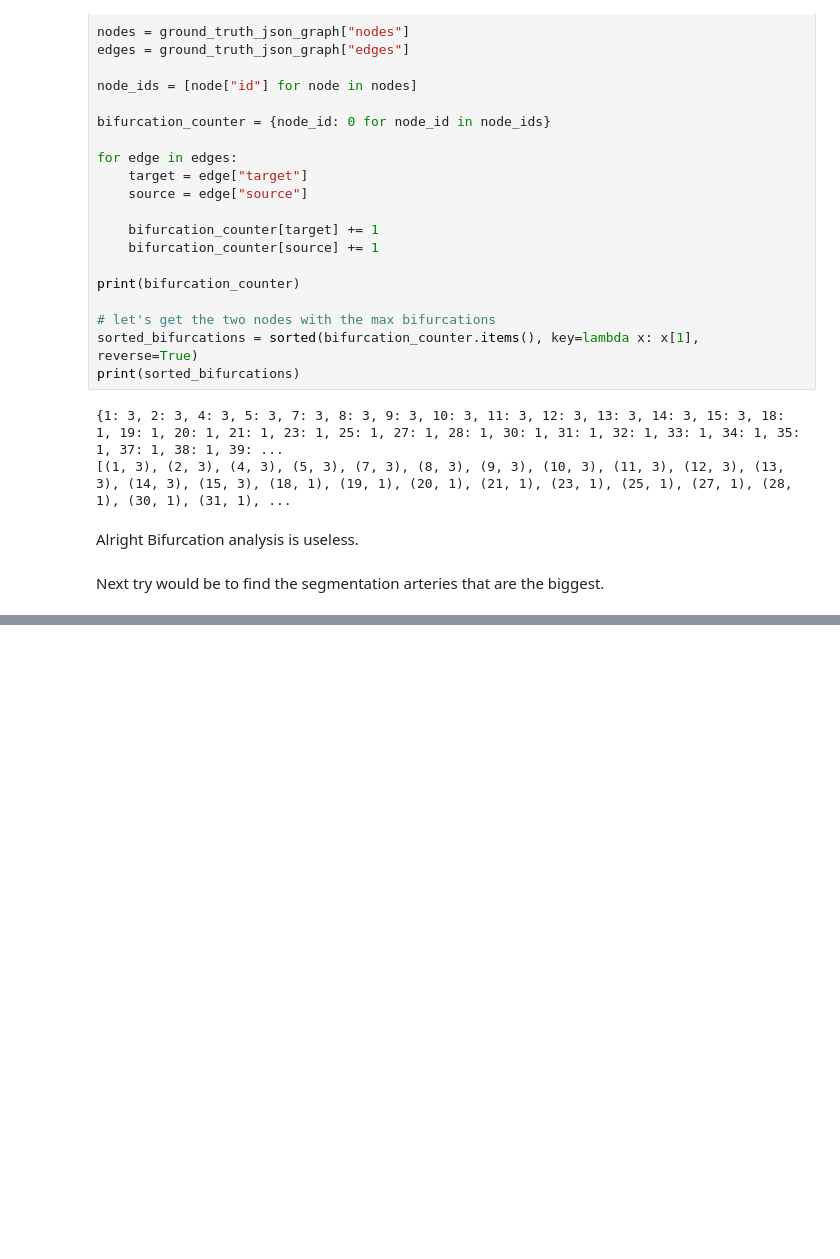
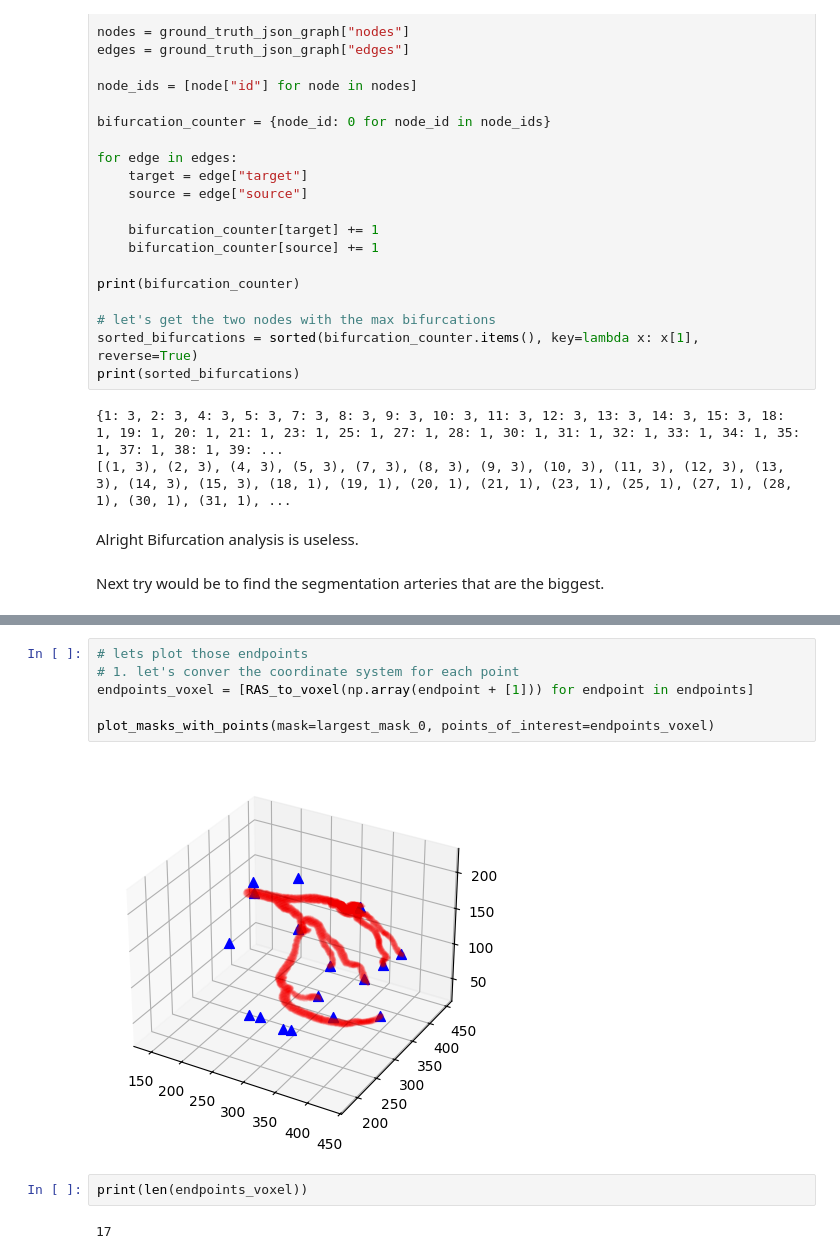
Before and after one commit to philippweinmann/mip_local_unet, a Jupyter notebook: label_graph_viz.ipynb, the cells around one changed output, grey strips where cells are left out. Saved outputs shown, nothing was run; the diff lists cells and outputs as text; blank space fills up the shorter version.

```diff
--- a/label_graph_viz.ipynb
+++ b/label_graph_viz.ipynb
@@ -413,0 +556,12 @@ Next try would be to find the segmentation arteries that are the biggest.
+# %%
+# lets plot those endpoints
+# 1. let's conver the coordinate system for each point
+endpoints_voxel = [RAS_to_voxel(np.array(endpoint + [1])) for endpoint in endpoints]
+
+plot_masks_with_points(mask=largest_mask_0, points_of_interest=endpoints_voxel)
+# %% [output]
+[figure, added]
+# %%
+print(len(endpoints_voxel))
+# %% [output]
+17
```
Also changed, not shown: parts of 5 cells of this notebook, 1 other file.
